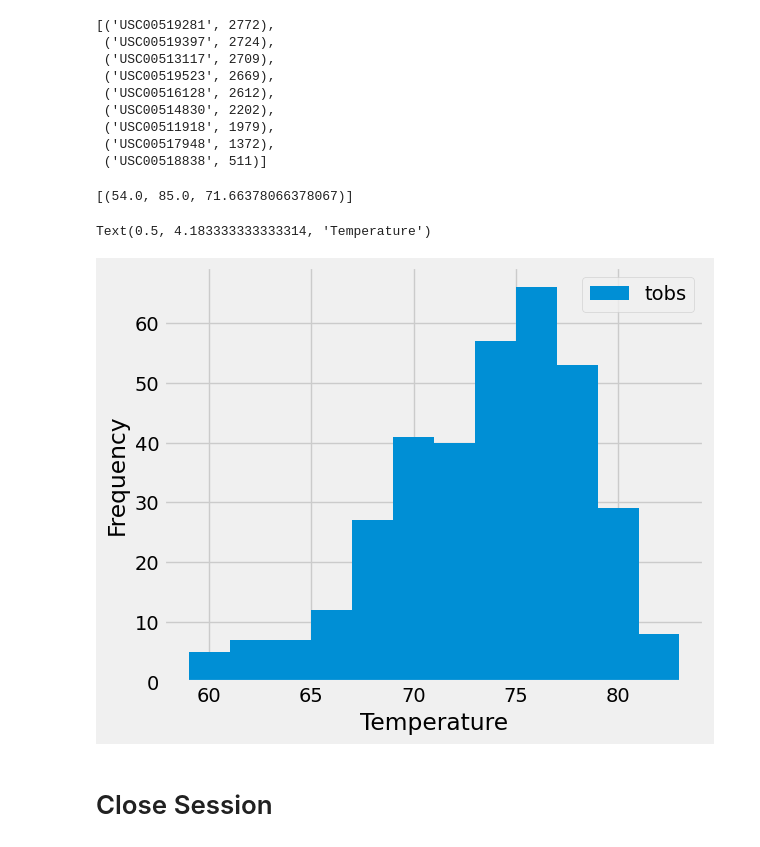
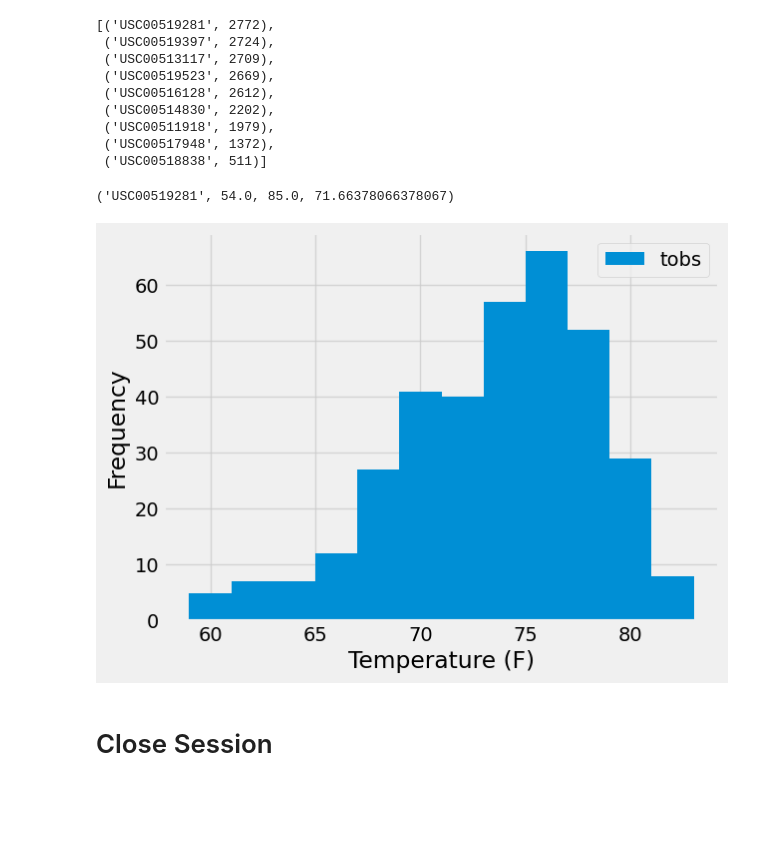
Before and after one commit to snbadeaux/SQLAlchemy-Challenge, a Jupyter notebook: SurfsUp/climate_starter.ipynb, the cells around one changed output. Cells and saved outputs as stored; diff of their text form; code cells hidden in the pictures; blank space fills up the shorter version.

Commit message:
adding temperature analysis and histogram

```diff
--- a/SurfsUp/climate_starter.ipynb
+++ b/SurfsUp/climate_starter.ipynb
@@ -133,11 +142,33 @@ precipitation_df.describe()
  ('USC00518838', 511)]
 # %%
 # Using the most active station id from the previous query, calculate the lowest, highest, and average temperature.
+sel = [Measurement.station,
+       func.min(Measurement.tobs),
+      func.max(Measurement.tobs),
+      func.avg(Measurement.tobs)]
+
+active_station_measurements = session.query(*sel).\
+    group_by(Measurement.station).\
+    order_by(func.count(Measurement.id).desc()).first()
+
+active_station_measurements
 # %% [output]
-[(54.0, 85.0, 71.66378066378067)]
+('USC00519281', 54.0, 85.0, 71.66378066378067)
 # %%
 # Using the most active station id
 # Query the last 12 months of temperature observation data for this station and plot the results as a histogram
+temperatures = session.query(Measurement.tobs).\
+    filter(Measurement.station == 'USC00519281').\
+    filter(Measurement.date >= start_date).all()
+
+station_df = pd.DataFrame(temperatures, columns=['tobs'])
+
+station_df.plot.hist(bins=12)
+plt.grid(alpha=0.75)
+plt.ylabel('Frequency')
+plt.xlabel('Temperature (F)')
+plt.figsize=(10, 5)
+plt.legend()
+plt.savefig("Temperature_Observations.png", bbox_inches="tight")
 # %% [output]
-Text(0.5, 4.183333333333314, 'Temperature')
-[figure, old version]
+[figure, new version]
```
Also changed, not shown: parts of 3 cells of this notebook, 1 other file.
